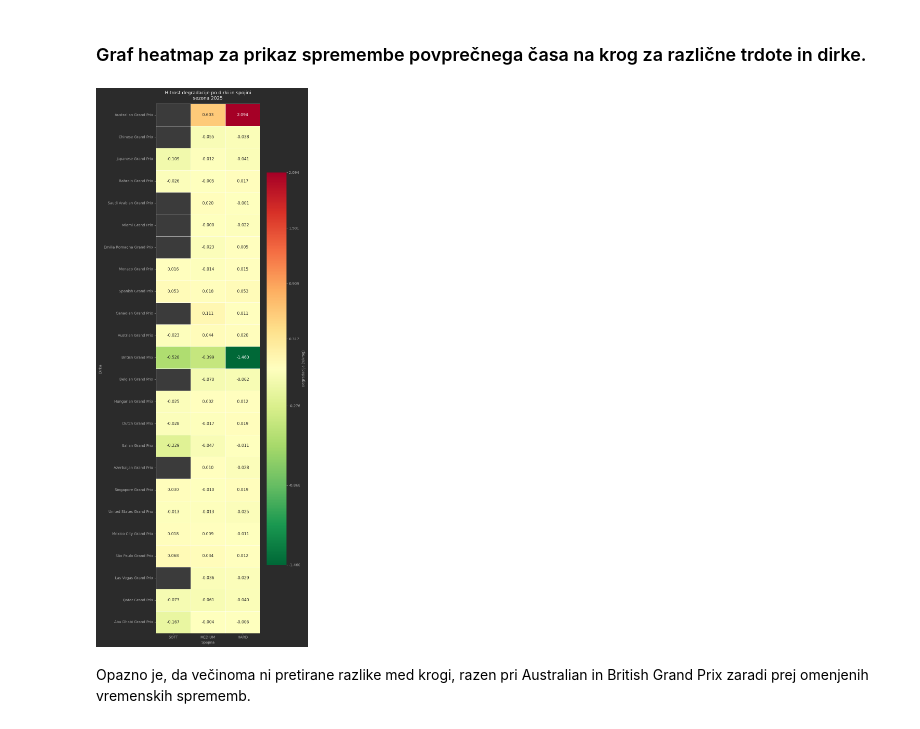
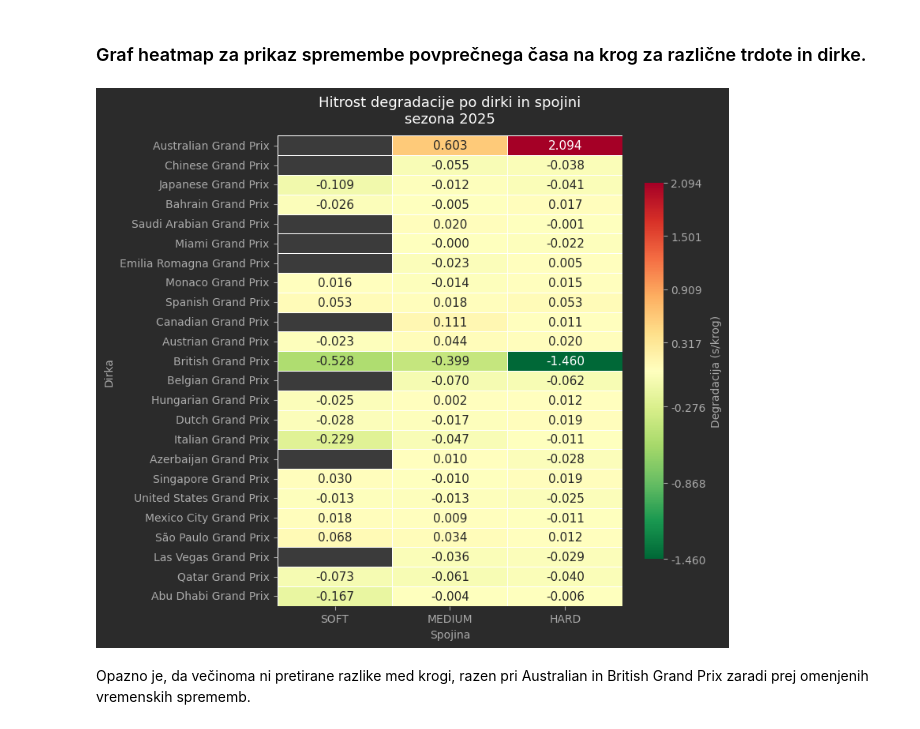
Before and after one commit to matic-zakelj/PR2610, a Jupyter notebook: f1.ipynb, the cells around one changed output. Cells and saved outputs as stored; diff of their text form; code cells hidden in the pictures.

Commit message:
zmanjšal gume heatmap

```diff
--- a/f1.ipynb
+++ b/f1.ipynb
@@ -271,7 +271,7 @@ pivot = slopes.pivot(index='Race', columns='Compound', values='Slope_s_per_lap')
 pivot = pivot.reindex(columns=[c for c in CHOSEN_TYRES if c in pivot.columns])
 pivot = pivot.reindex(RACES)   # ohrani vrstni red dirk
 
-fig, ax = plt.subplots(figsize=(8, max(4, len(RACES) * 0.9)))
+fig, ax = plt.subplots(figsize=(8, max(4, len(RACES) * 0.3)))
 
 vmin = pivot.min().min()
 vmax = pivot.max().max()
@@ -282,34 +282,34 @@ norm = mcolors.TwoSlopeNorm(
     vmax=vmax
 )
 
 sns.heatmap(
     pivot,
     annot=True, fmt='.3f', linewidths=0.5,
     cmap='RdYlGn_r',   # rdeča = hitra degradacija, zelena = počasna
     norm=norm,
     ax=ax,
     cbar_kws={'label': 'Degradacija (s/krog)', 'shrink': 0.8},
     annot_kws={'size': 11}
 )
 cbar = ax.collections[0].colorbar
 cbar.set_label('Degradacija (s/krog)', color='#aaaaaa')
 cbar.ax.tick_params(colors='#aaaaaa')
 ticks = np.linspace(vmin, vmax, 7)
 cbar.set_ticks(ticks)
 cbar.set_ticklabels([f"{t:.3f}" for t in ticks])
 
 ax.set_title(f'Hitrost degradacije po dirki in spojini\nsezona {SEASON}',
              color='white', fontsize=13, pad=12)
 ax.set_xlabel('Spojina', color='#aaaaaa')
 ax.set_ylabel('Dirka', color='#aaaaaa')
 ax.tick_params(colors='#aaaaaa')
 ax.set_facecolor("#3B3B3B")
 
 plt.tight_layout()
 fig.patch.set_facecolor("#2B2B2B")
 plt.show()
 # %% [output]
-[figure, old version]
+[figure, new version]
 # %% [markdown]
 Opazno je, da večinoma ni pretirane razlike med krogi, razen pri Australian in British Grand Prix zaradi prej omenjenih vremenskih sprememb.
 # %% [markdown]
```
